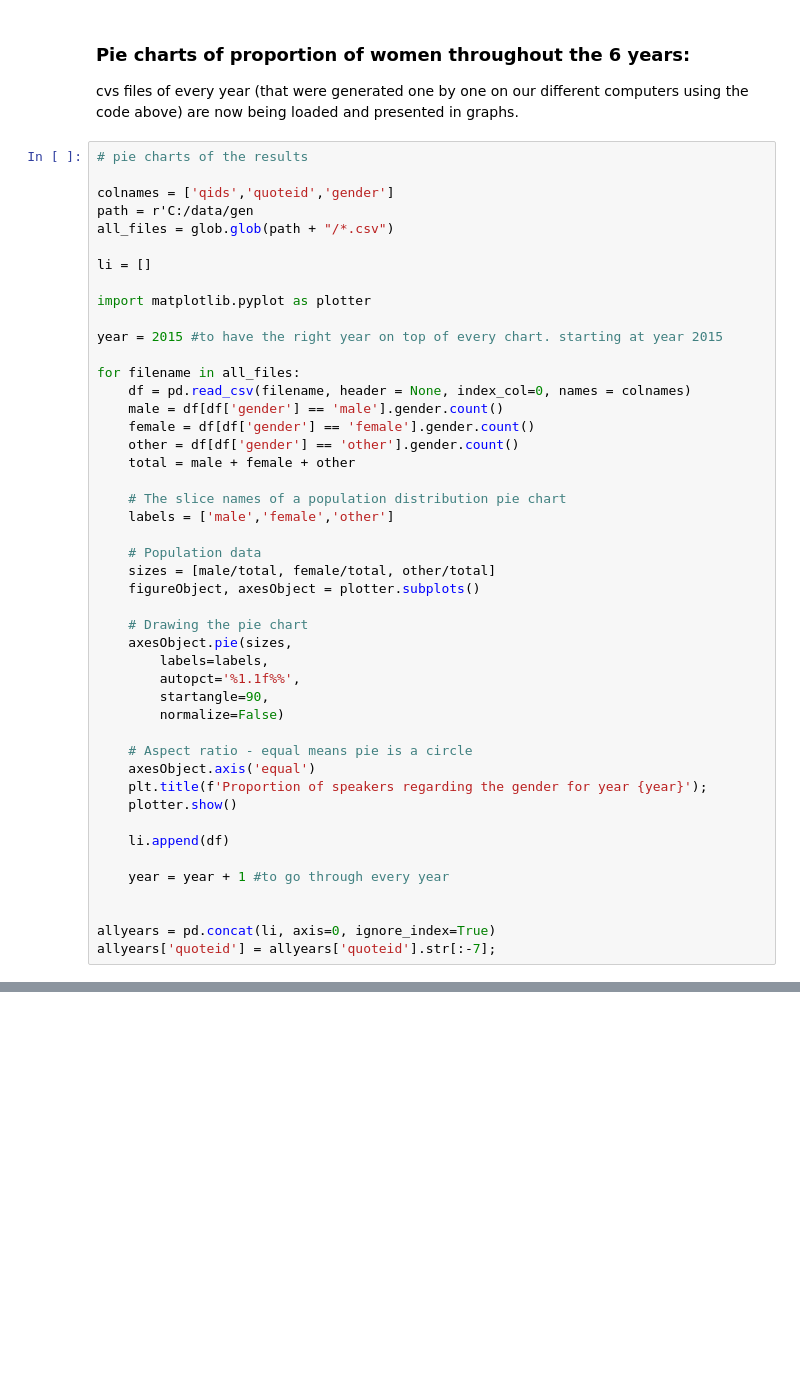
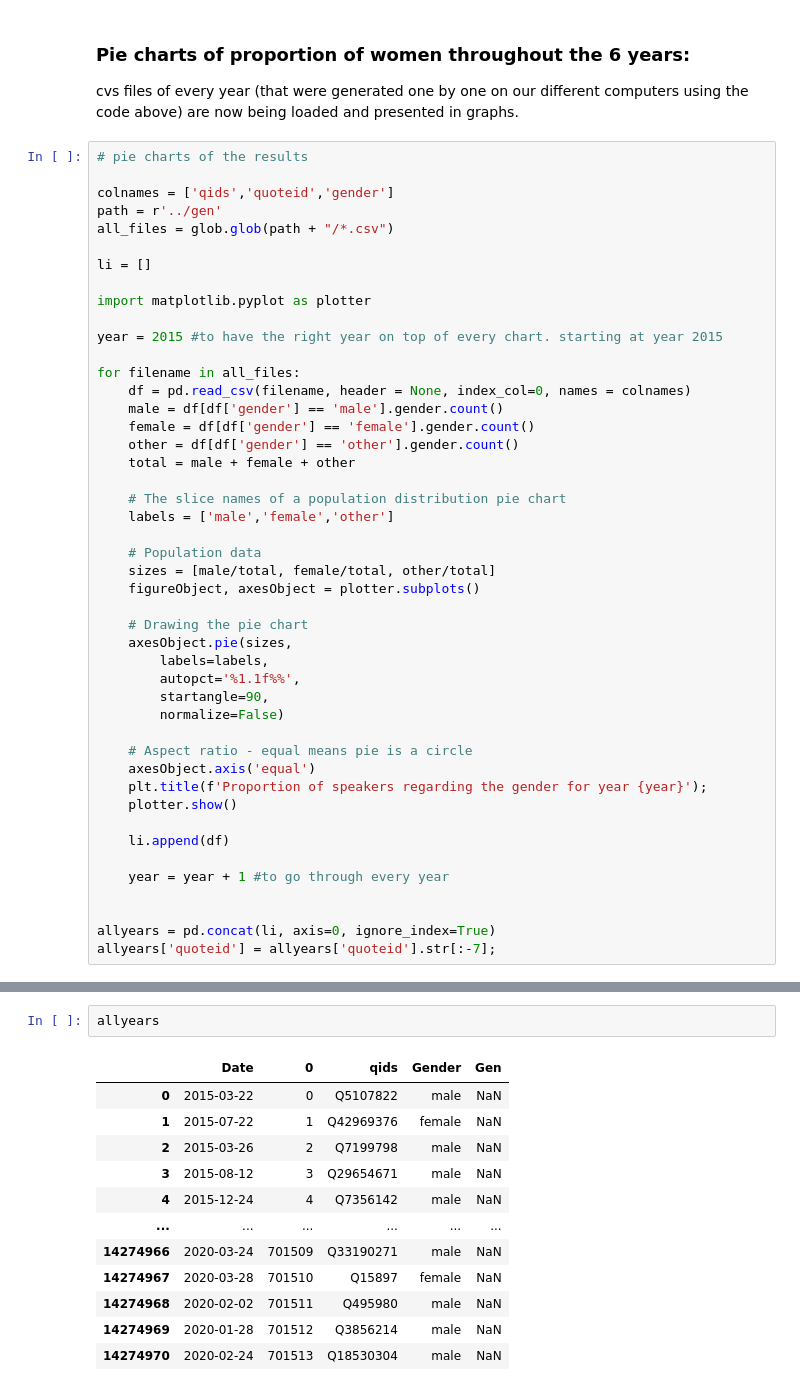
Before and after one commit to epfl-ada/ada-2021-project-allg, a Jupyter notebook: Milestone-2.ipynb, the cells around one changed output, grey strips where cells are left out. Drawn from its saved outputs; the diff is of its cells as text; blank space fills up the shorter version.

```diff
--- a/Milestone-2.ipynb
+++ b/Milestone-2.ipynb
@@ -204,7 +208,7 @@ cvs files of every year (that were generated one by one on our different compute
 # pie charts of the results
 
 colnames = ['qids','quoteid','gender']
-path = r'C:/data/gen
+path = r'../gen'
 all_files = glob.glob(path + "/*.csv")
 
 li = []
@@ -255,0 +255,15 @@ allyears['quoteid'] = allyears['quoteid'].str[:-7];
+# %%
+allyears
+# %% [output]
+|  | Date | 0 | qids | Gender | Gen |
+| 0 | 2015-03-22 | 0 | Q5107822 | male | NaN |
+| 1 | 2015-07-22 | 1 | Q42969376 | female | NaN |
+| 2 | 2015-03-26 | 2 | Q7199798 | male | NaN |
+| 3 | 2015-08-12 | 3 | Q29654671 | male | NaN |
+| 4 | 2015-12-24 | 4 | Q7356142 | male | NaN |
+| ... | ... | ... | ... | ... | ... |
+| 14274966 | 2020-03-24 | 701509 | Q33190271 | male | NaN |
+| 14274967 | 2020-03-28 | 701510 | Q15897 | female | NaN |
+| 14274968 | 2020-02-02 | 701511 | Q495980 | male | NaN |
+| 14274969 | 2020-01-28 | 701512 | Q3856214 | male | NaN |
+| 14274970 | 2020-02-24 | 701513 | Q18530304 | male | NaN |
```
Also changed, not shown: parts of 4 cells of this notebook, 4 other files.
